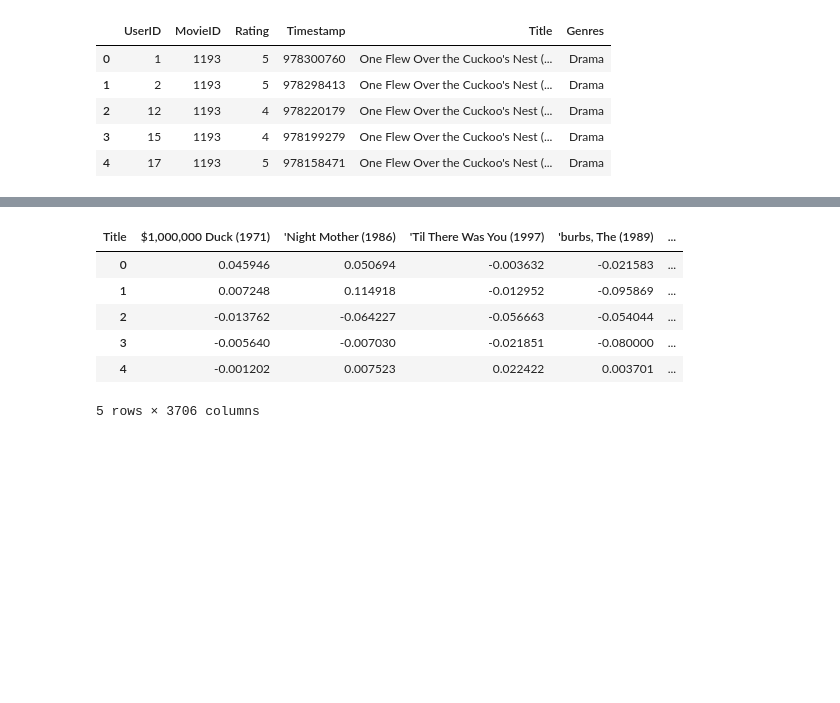
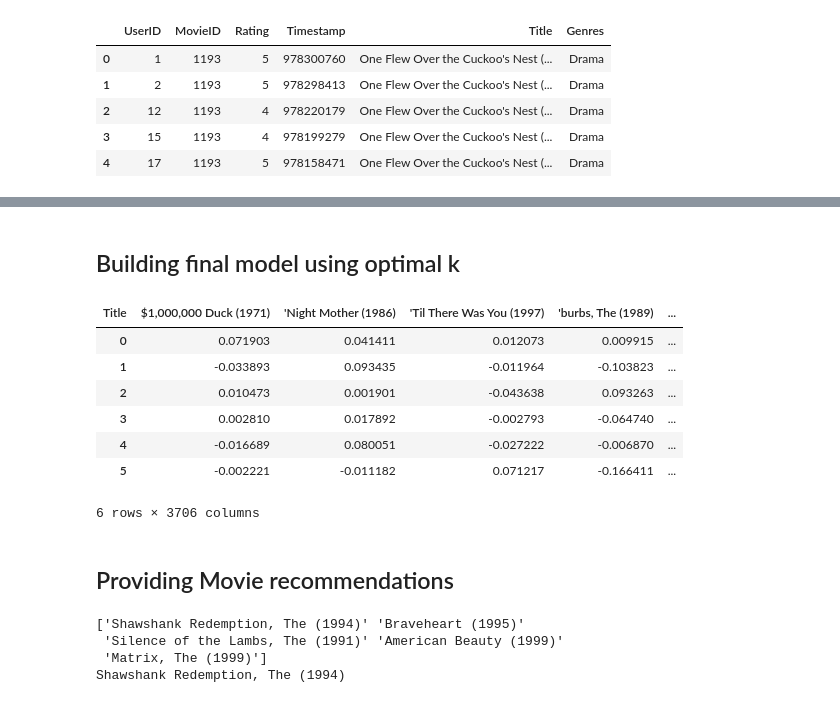
Before and after one commit to usef-kh/MovieLens-Recommendation-System, a Jupyter notebook: Notebooks/MatrixFactorization.ipynb, the cells around one changed output, grey strips where cells are left out. Cells and saved outputs as stored; diff of their text form; code cells hidden in the pictures; blank space fills up the shorter version.

Commit message:
Added recommendation function

```diff
--- a/Notebooks/MatrixFactorization.ipynb
+++ b/Notebooks/MatrixFactorization.ipynb
@@ -115,13 +133,56 @@ Optimal k: 28
-# %%
-preds_df = pd.DataFrame(pred, columns = ground_truth.columns)
-
-preds_df.head()
-# MUST STILL WORK ON RECOMMENDING MOVIES AFTER OBTAINING PREDCTIONS
-# %% [output]
-| Title | $1,000,000 Duck (1971) | 'Night Mother (1986) | 'Til There Was You (1997) | 'burbs, The (1989) | ... |
-| 0 | 0.045946 | 0.050694 | -0.003632 | -0.021583 | ... |
-| 1 | 0.007248 | 0.114918 | -0.012952 | -0.095869 | ... |
-| 2 | -0.013762 | -0.064227 | -0.056663 | -0.054044 | ... |
-| 3 | -0.005640 | -0.007030 | -0.021851 | -0.080000 | ... |
-| 4 | -0.001202 | 0.007523 | 0.022422 | 0.003701 | ... |
-5 rows × 3706 columns
+# %% [markdown]
+## Building final model using optimal k
+# %%
+k_star = Ks[np.argmin(history[:,1])]
+U, sigma, Vt = svds(train_centered, k_star)
+sigma = np.diag(sigma)
+pred = np.dot(np.dot(U, sigma), Vt) + user_mean
+
+preds_df = pd.DataFrame(pred, columns = ground_truth.columns)
+# %%
+preds_df.head(6)
+# %% [output]
+| Title | $1,000,000 Duck (1971) | 'Night Mother (1986) | 'Til There Was You (1997) | 'burbs, The (1989) | ... |
+| 0 | 0.071903 | 0.041411 | 0.012073 | 0.009915 | ... |
+| 1 | -0.033893 | 0.093435 | -0.011964 | -0.103823 | ... |
+| 2 | 0.010473 | 0.001901 | -0.043638 | 0.093263 | ... |
+| 3 | 0.002810 | 0.017892 | -0.002793 | -0.064740 | ... |
+| 4 | -0.016689 | 0.080051 | -0.027222 | -0.006870 | ... |
+| 5 | -0.002221 | -0.011182 | 0.071217 | -0.166411 | ... |
+6 rows × 3706 columns
+# %% [markdown]
+## Providing Movie recommendations
+# %%
+def recommend(ground_truth, preds_df, userid, count):
+  '''Return a list of top n recommended movies accoring
+     to the groud truth user ratings and our predictions'''
+
+  # extract previous ratings and our predictions
+  user_profile = ground_truth.loc[userid,:]
+  user_pred = preds_df.loc[userid,:]
+
+  # revmove movies which user has already watched and rated
+  select = np.logical_not(np.multiply(user_profile, np.ones(len(user_profile))))
+  movies = select.index
+  possible_recs = np.multiply(user_pred, select)
+
+  # sort predicted ratings in increasing order
+  user_recs = np.stack((possible_recs, movies), axis=-1)
+  user_recs = user_recs[user_recs[:,0].argsort()]
+
+  # extract top n predicted ratings and recommend their movies
+  user_recs = user_recs[-count:,1]
+  user_recs = np.flip(user_recs)
+
+  return user_recs
+
+
+# extract 5 recommendations for the first user
+recs = recommend(ground_truth, preds_df, 1, 5)
+print(recs)
+print(recs[0])
+# %% [output]
+['Shawshank Redemption, The (1994)' 'Braveheart (1995)'
+ 'Silence of the Lambs, The (1991)' 'American Beauty (1999)'
+ 'Matrix, The (1999)']
+Shawshank Redemption, The (1994)
```
Also changed, not shown: parts of 9 cells of this notebook.
